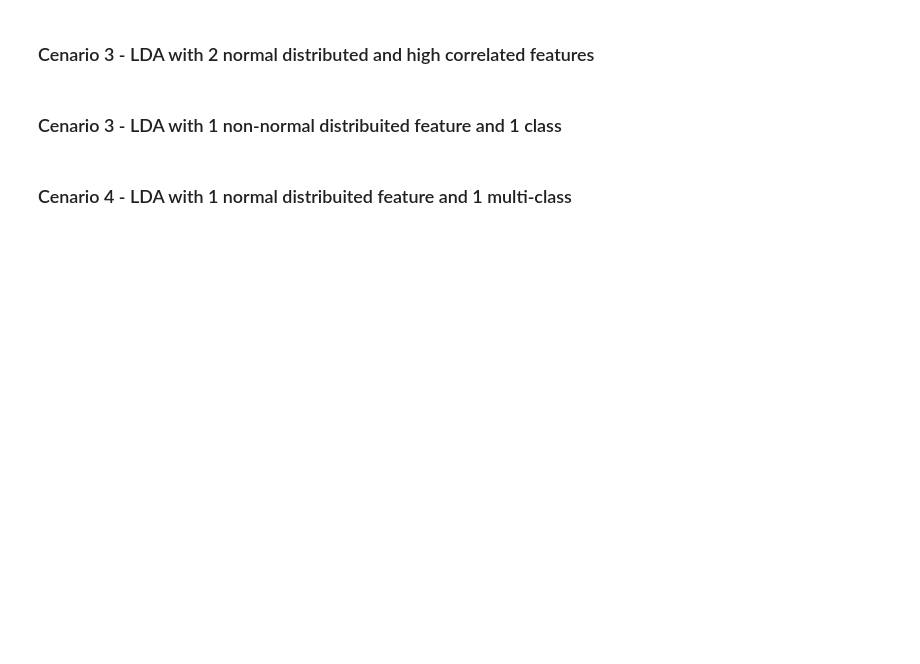
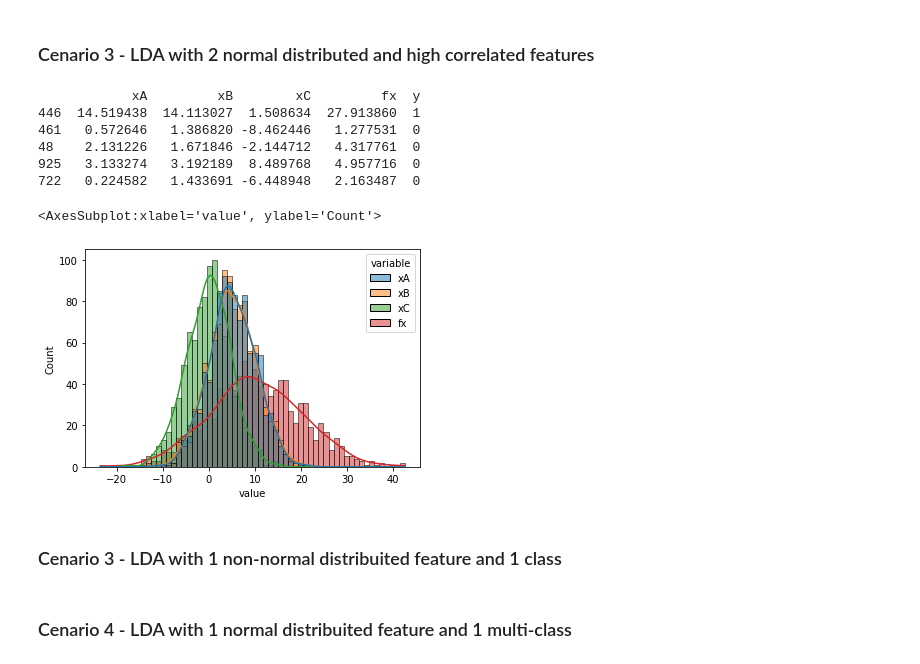
Before and after one commit to rknagao/studies, a Jupyter notebook: introduction-statistical-learning/classification_models/linear_discriminant_analysis.ipynb, the cells around one changed output. Saved outputs shown, nothing was run; the diff lists cells and outputs as text; code cells hidden in the pictures; blank space fills up the shorter version.

```diff
--- a/introduction-statistical-learning/classification_models/linear_discriminant_analysis.ipynb
+++ b/introduction-statistical-learning/classification_models/linear_discriminant_analysis.ipynb
@@ -247,5 +246,35 @@ data.loc[data['prediction_lda'] != data['prediction_sklearn']]
 # %% [markdown]
 ### Cenario 3 - LDA with 2 normal distributed and high correlated features
+# %%
+#feature A
+meanA, stdA = 5, 5
+xA = np.random.normal(meanA, stdA, 1000)
+
+
+#feature B
+meanB, stdB = 0, 1
+xB = xA + np.random.normal(meanB, stdB, 1000)
+
+#class
+error = np.random.normal(0, 1, 1000)
+fx = xA + xB + error
+
+y = [1 if i >= (meanA + meanB) else 0 for i in fx]
+
+#data with X an y
+data = pd.DataFrame({'xA':xA, 'xB':xB, 'xC':xC, 'fx': fx, 'y':y})
+print(data.sample(5))
+
+sns.histplot(data=pd.melt(data, id_vars=['y'], value_vars=['xA', 'xB', 'xC', 'fx']), x='value', hue='variable', kde=True)
+# %% [output]
+            xA         xB        xC         fx  y
+446  14.519438  14.113027  1.508634  27.913860  1
+461   0.572646   1.386820 -8.462446   1.277531  0
+48    2.131226   1.671846 -2.144712   4.317761  0
+925   3.133274   3.192189  8.489768   4.957716  0
+722   0.224582   1.433691 -6.448948   2.163487  0
+<AxesSubplot:xlabel='value', ylabel='Count'>
+[figure, added]
 # %% [markdown]
 ### Cenario 3 - LDA with 1 non-normal distribuited feature and 1 class
 # %% [markdown]
```
Also changed, not shown: parts of 13 cells of this notebook.
